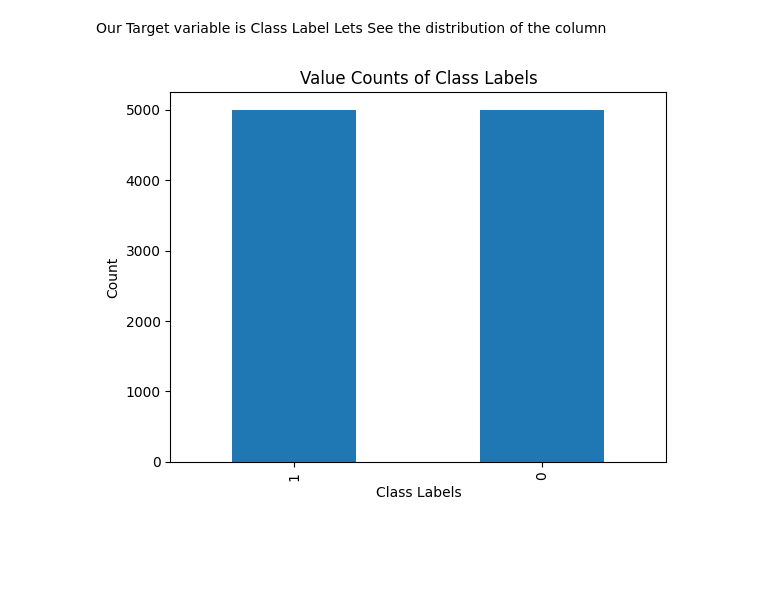
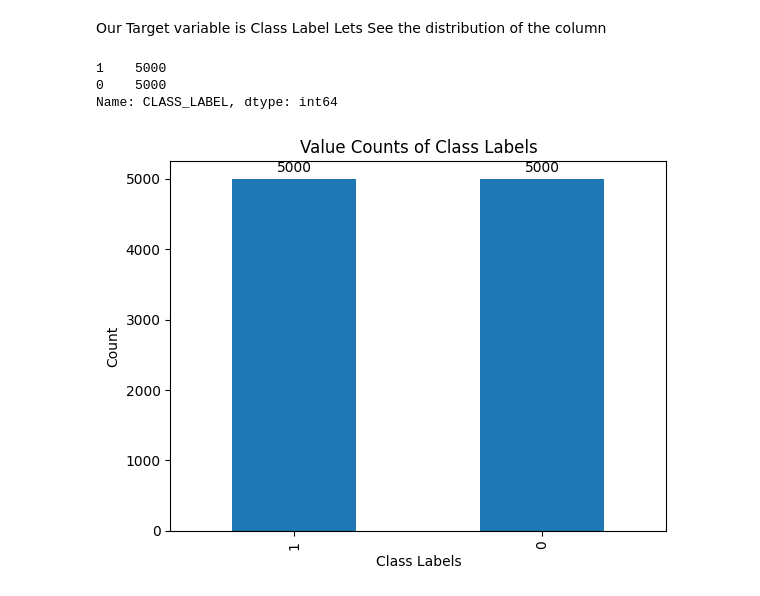
Before and after one commit to koushik2299/Phising-attack-detection, a Jupyter notebook: Phising_attacks.ipynb, the cells around one changed output. Drawn from its saved outputs; the diff is of its cells as text; code cells hidden in the pictures; blank space fills up the shorter version.

```diff
--- a/Phising_attacks.ipynb
+++ b/Phising_attacks.ipynb
@@ -168,11 +168,23 @@ The functionality of explode() is particularly useful when dealing with columns
 # **EDA**
 # %% [markdown]
 Our Target variable is Class Label Lets See the distribution of the column
+# %%
+df1 = df['CLASS_LABEL'].value_counts()
+print(df1)
+# %% [output]
+1    5000
+0    5000
+Name: CLASS_LABEL, dtype: int64
 # %%
-df['CLASS_LABEL'].value_counts().plot(kind='bar')
+df1 = df['CLASS_LABEL'].value_counts()
+df1.plot(kind='bar')
+
+for i, label in enumerate(df1):
+  plt.annotate(label,(i,df1[i]),textcoords="offset points", xytext=(0, 5), ha='center')
+
 plt.xlabel('Class Labels')
 plt.ylabel('Count')
 plt.title('Value Counts of Class Labels')
 plt.show()
 # %% [output]
-[figure, old version]
+[figure, new version]
```
Also changed, not shown: parts of 9 cells of this notebook.
